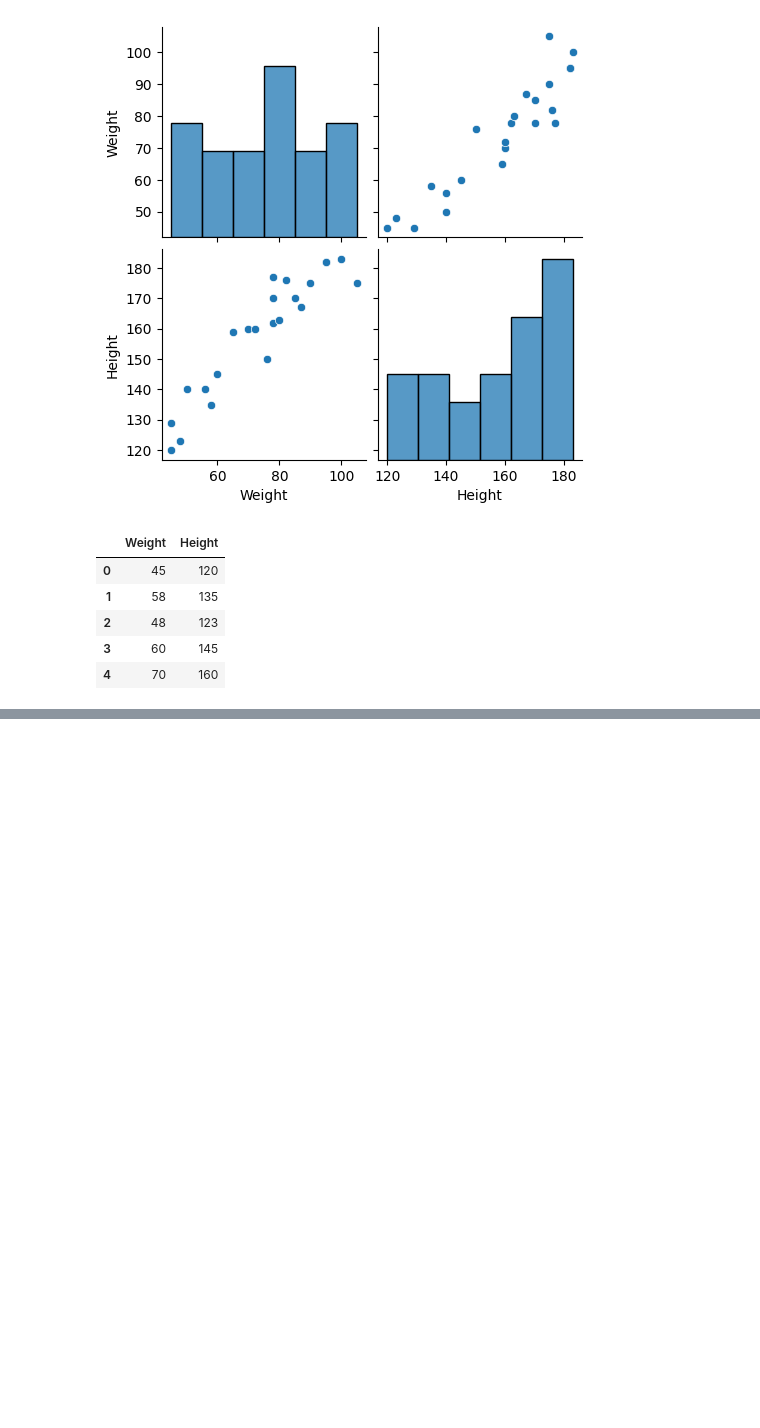
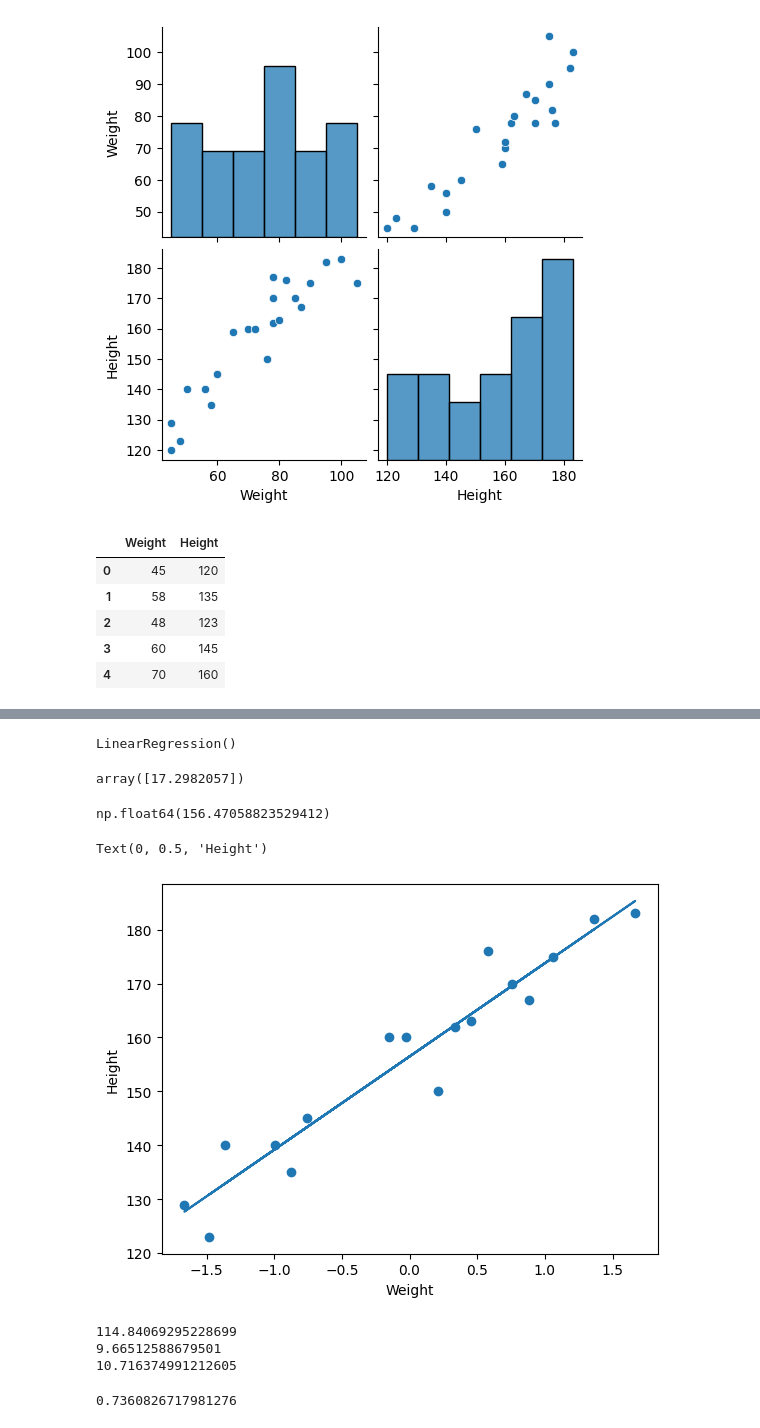
Before and after one commit to above-avg/MLOps, a Jupyter notebook: Practical Simple Linear Regression.ipynb, the cells around one changed output, grey strips where cells are left out. Cells and saved outputs as stored; diff of their text form; code cells hidden in the pictures; blank space fills up the shorter version.

```diff
--- a/Practical Simple Linear Regression.ipynb
+++ b/Practical Simple Linear Regression.ipynb
@@ -55,0 +55,3 @@ X_train, X_test, y_train, y_test = train_test_split(X,y,test_size=0.25,random_st
+# %%
+scaler = StandardScaler()
+X_train = scaler.fit_transform(X_train)
@@ -55,0 +72,23 @@ X_train, X_test, y_train, y_test = train_test_split(X,y,test_size=0.25,random_st
+# %%
+regression = LinearRegression()
+# %%
+regression.fit(X_train,y_train)
+# %% [output]
+LinearRegression()
+# %%
+regression.coef_
+# %% [output]
+array([17.2982057])
+# %%
+regression.intercept_
+# %% [output]
+np.float64(156.47058823529412)
+# %%
+## plot Training data plot best fit line
+plt.scatter(X_train,y_train)
+plt.plot(X_train, regression.predict(X_train))
+plt.xlabel("Weight")
+plt.ylabel("Height")
+# %% [output]
+Text(0, 0.5, 'Height')
+[figure, added]
@@ -55,0 +101,11 @@ X_train, X_test, y_train, y_test = train_test_split(X,y,test_size=0.25,random_st
+# %%
+mse= mean_squared_error(y_test,y_pred)
+mae= mean_absolute_error(y_test,y_pred)
+rmse= np.sqrt(mse)
+print(mse)
+print(mae)
+print(rmse)
+# %% [output]
+114.84069295228699
+9.66512588679501
+10.716374991212605
@@ -55,0 +114,5 @@ X_train, X_test, y_train, y_test = train_test_split(X,y,test_size=0.25,random_st
+# %%
+score = r2_score(y_test,y_pred)
+print(score)
+# %% [output]
+0.7360826717981276
```
Also changed, not shown: parts of 14 cells of this notebook.
